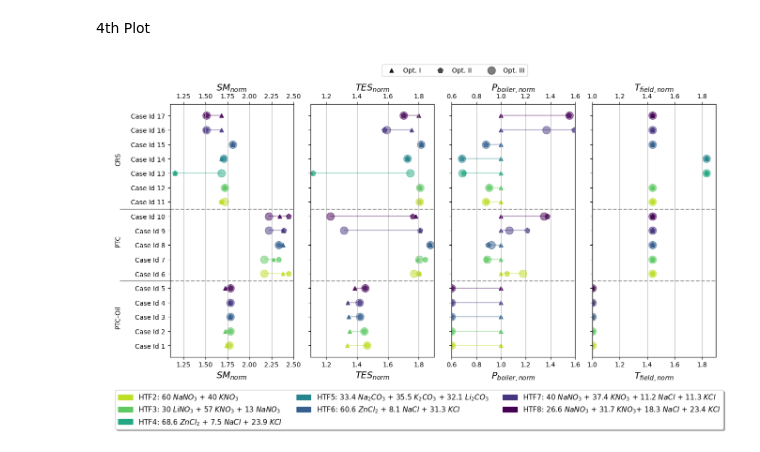
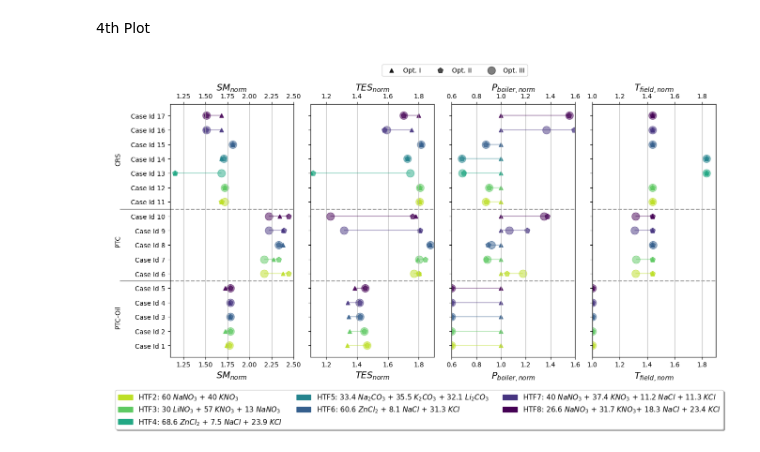
Before and after one commit to J-Cardemil/Dataviz, a Jupyter notebook: Lolipop/Paper_results_Salts_Base.ipynb, the cells around one changed output. Saved outputs shown, nothing was run; the diff lists cells and outputs as text; code cells hidden in the pictures.

```diff
--- a/Lolipop/Paper_results_Salts_Base.ipynb
+++ b/Lolipop/Paper_results_Salts_Base.ipynb
@@ -269,7 +291,7 @@ axes_4, xlim1_4, xlim2_4, var1_o1_4, var1_o2_4, var1_o3_4, var2_4 = ([0,1,2,3],
                                    [2.5,1.9,1.6,1.9],
                                    ['SM_o1','TES_o1','P_b_n1','T_f_n1'],
                                    ['SM_o2','TES_o2','P_b_n2','T_f_n2'],
-                                   ['SM_o3','TES_o3','P_b_n3','T_f_n2'],
+                                   ['SM_o3','TES_o3','P_b_n3','T_f_n3'],
                                    [r'$SM_{norm}$',r'$TES_{norm}$',r'$P_{boiler,norm}$',r'$T_{field,norm}$'])
 # %%
 fig4, ax4 = plt.subplots(nrows=1, ncols=4, sharey=True, figsize=(15,7))
@@ -296,7 +318,7 @@ h = 4.5
 delta = 5
 ax4[0].axhline(xmin=-0.4,xmax=0,y=h,c="gray",alpha=0.8,ls='-',zorder=0, clip_on=False)
 ax4[0].axhline(xmin=-0.4,xmax=0,y=h+delta,c="gray",alpha=0.8,ls='-',zorder=0, clip_on=False)
-for i in axes_2:
+for i in axes_4:
     ax4[i].axhline(xmin=0,xmax=1,y=h,c="gray",alpha=0.8,ls='--',zorder=0, clip_on=False)
     ax4[i].axhline(xmin=0,xmax=1,y=h+delta,c="gray",alpha=0.8,ls='--',zorder=0, clip_on=False)
 
@@ -310,31 +332,31 @@ ax4[0].annotate('PTC',
             xy=(40, 425),
             xycoords='figure pixels',
             horizontalalignment='left',
             verticalalignment='top',
             rotation=90)
 ax4[0].annotate('PTC-Oil',
             xy=(40, 275),
             xycoords='figure pixels',
             horizontalalignment='left',
             verticalalignment='top',
             rotation=90)
 
 plt.yticks(my_range, df['Case'])
 
 ax_aux_2 = ax4[3].twiny()
 legend_salt = ax_aux_2.legend(handles=[S1_p,S2_p,S3_p,S4_p,S5_p,S6_p,S7_p], loc='lower center',
            bbox_to_anchor=(-1.4, -0.3), fancybox=True, shadow=True, ncol=3, prop={'size': 11})
 
 markers_4 = ['^','p','o']
 markers_size_4 =[35, 70, 140]
 markers_alpha_4 = [0.9, 0.7,0.5]
 labels_4 = ['Opt. I','Opt. II','Opt. III']
 for s in range(3):
     ax_aux_2.scatter([], [], marker = markers_4[s] ,color='k', label=labels_4[s], s = markers_size_4[s], alpha=markers_alpha_4[s])
     plt.xticks([])
 leg_opt = ax_aux_2.legend(scatterpoints=1, frameon=True, labelspacing=1,bbox_to_anchor=(-0.5, 1.17),ncol =3)
 
 ax_aux_2.add_artist(legend_salt)
 plt.show()
 # %% [output]
-[figure, old version]
+[figure, new version]
```
Also changed, not shown: parts of 3 cells of this notebook, 2 other files.
